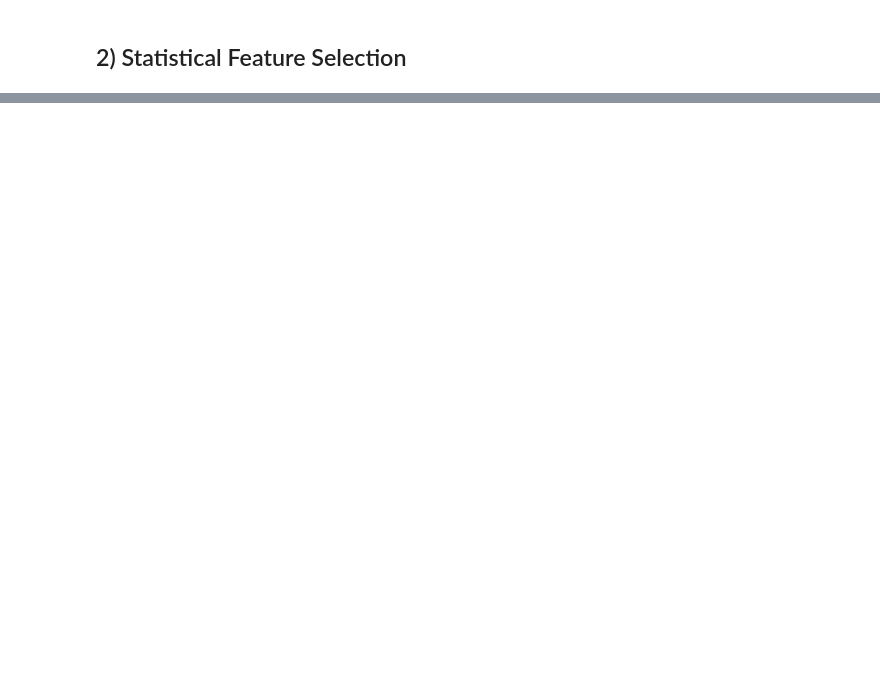
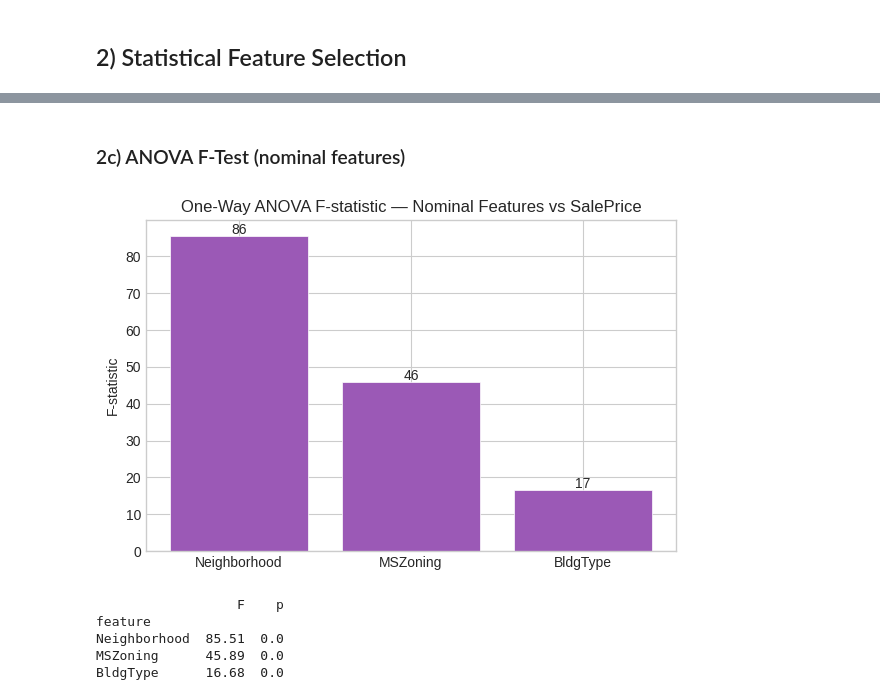
Before and after one commit to alimsaleh1212-create/AI-Real-Estate-Agent, a Jupyter notebook: notebooks_temp/03_feature_selection_and_training.ipynb, the cells around one changed output, grey strips where cells are left out. Saved outputs shown, nothing was run; the diff lists cells and outputs as text; code cells hidden in the pictures; blank space fills up the shorter version.

```diff
--- a/notebooks_temp/03_feature_selection_and_training.ipynb
+++ b/notebooks_temp/03_feature_selection_and_training.ipynb
@@ -1051,0 +296,32 @@ than during production deployment.
+# %% [markdown]
+### 2c) ANOVA F-Test (nominal features)
+# %%
+anova_rows = []
+for col in NOMINAL_CANDIDATES:
+    groups = [
+        y_train[X_train[col] == val].values
+        for val in X_train[col].dropna().unique()
+    ]
+    f_stat, p = f_oneway(*groups)
+    anova_rows.append({"feature": col, "F": f_stat, "p": p})
+
+anova_df = (pd.DataFrame(anova_rows)
+            .sort_values("F", ascending=False)
+            .set_index("feature"))
+
+fig, ax = plt.subplots(figsize=(6, 4))
+ax.bar(anova_df.index, anova_df["F"],
+       color="#9B59B6", edgecolor="white", linewidth=0.5)
+ax.set_ylabel("F-statistic")
+ax.set_title("One-Way ANOVA F-statistic — Nominal Features vs SalePrice")
+for i, (feat, row) in enumerate(anova_df.iterrows()):
+    ax.text(i, row["F"] + 0.5, f"{row['F']:.0f}", ha="center", fontsize=10)
+plt.tight_layout(); plt.show()
+print(anova_df.round(2).to_string())
+# %% [output]
+[figure, added]
+                  F    p
+feature
+Neighborhood  85.51  0.0
+MSZoning      45.89  0.0
+BldgType      16.68  0.0
```
Also changed, not shown: parts of 140 cells of this notebook, 2 other files.
